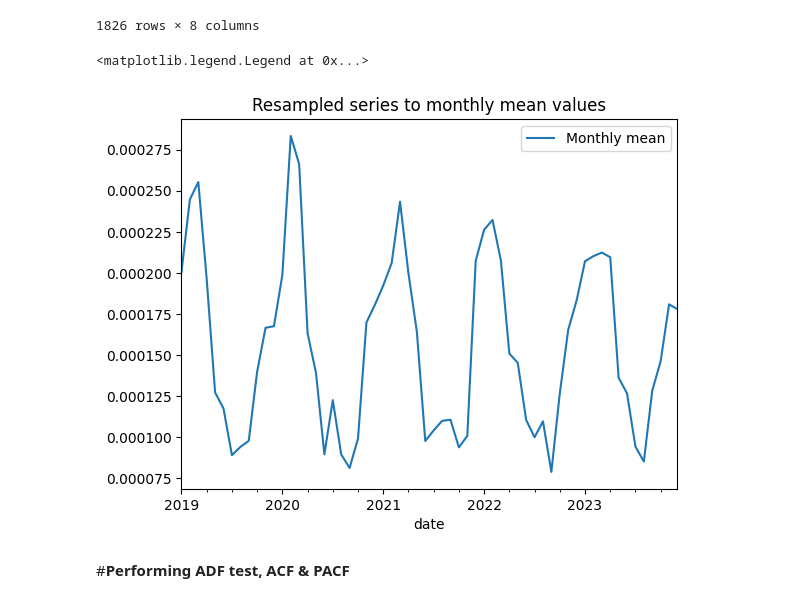
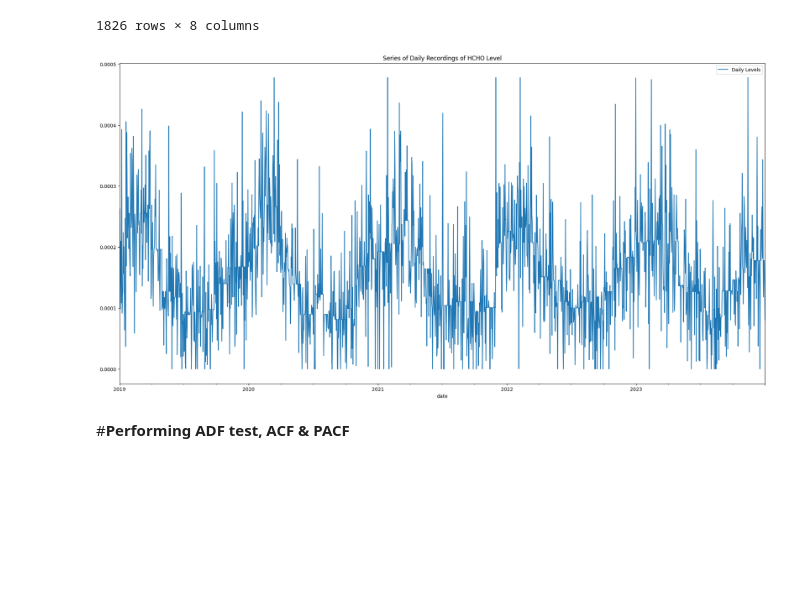
Before and after one commit to RanxduG/Sri-Lanka-Formaldehyde-Level-Analysis, a Jupyter notebook: Colombo_Daily_Prediction_Models.ipynb, the cells around one changed output. Cells and saved outputs as stored; diff of their text form; code cells hidden in the pictures; blank space fills up the shorter version.

```diff
--- a/Colombo_Daily_Prediction_Models.ipynb
+++ b/Colombo_Daily_Prediction_Models.ipynb
@@ -51,15 +51,14 @@ Colombo_selected
 | 2023-12-30 | 0.000140 | 86.44 | 38.00 | 18.92 | 4.93 | 26.61 | 99.69 | 2.63 |
 | 2023-12-31 | 0.000080 | 86.62 | 32.81 | 18.98 | 4.88 | 26.72 | 99.69 | 24.96 |
 1826 rows × 8 columns
-# %%
-resample = Colombo_selected.resample('M')
-colombo_monthly_mean = resample.mean()
-colombo_monthly_mean.HCHO_reading.plot(label='Monthly mean')
-plt.title("Resampled series to monthly mean values")
-plt.legend()
-# %% [output]
-<matplotlib.legend.Legend at 0x...>
-[figure, removed]
+# %%
+plt.figure(figsize=(24, 12))
+Colombo_selected['HCHO_reading'].plot(label='Daily Levels')
+plt.title("Series of Daily Recordings of HCHO Level")
+plt.legend()
+plt.show()
+# %% [output]
+[figure, added]
 # %% [markdown]
 #**Performing ADF test, ACF & PACF**
 # %%
```
Also changed, not shown: parts of 10 cells of this notebook.
